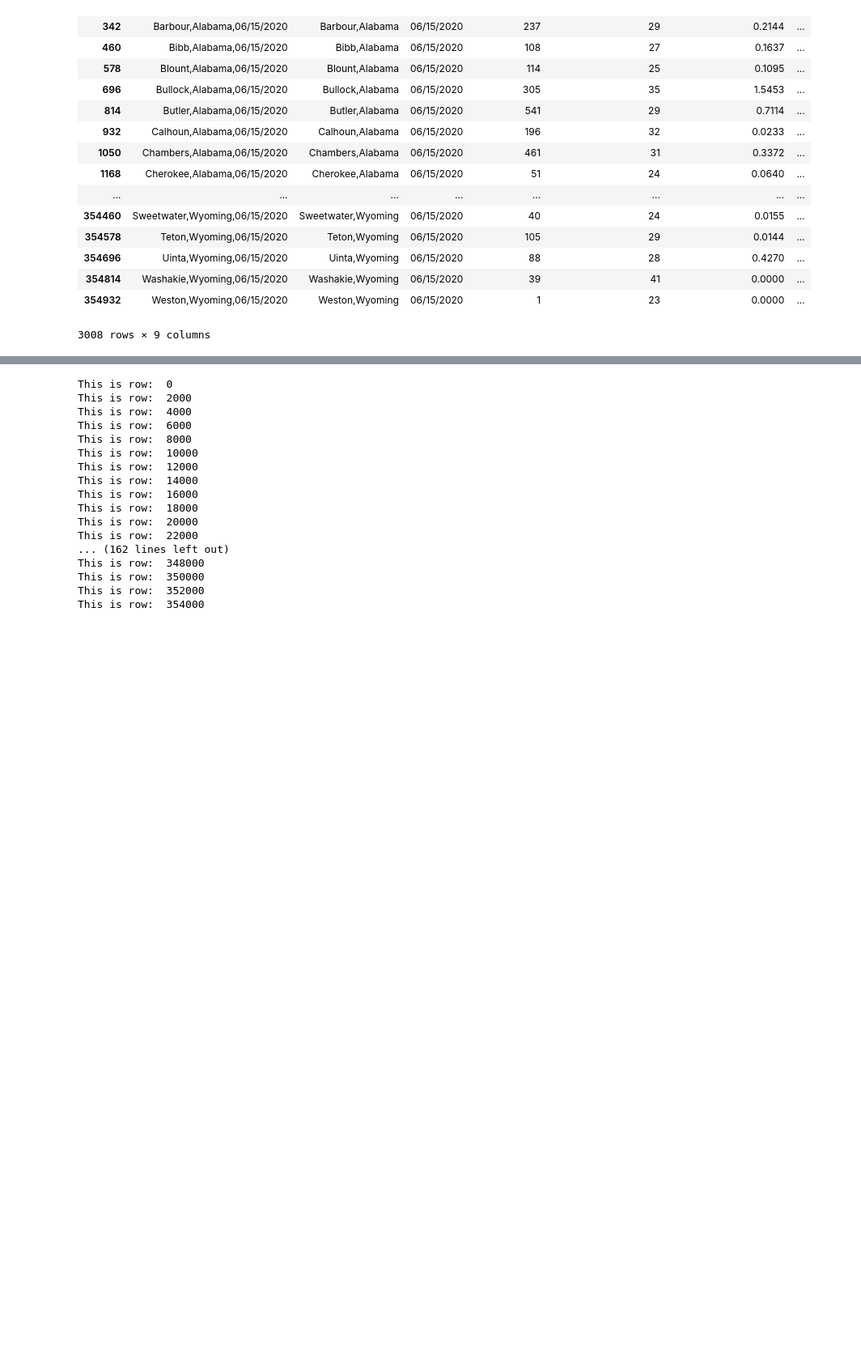
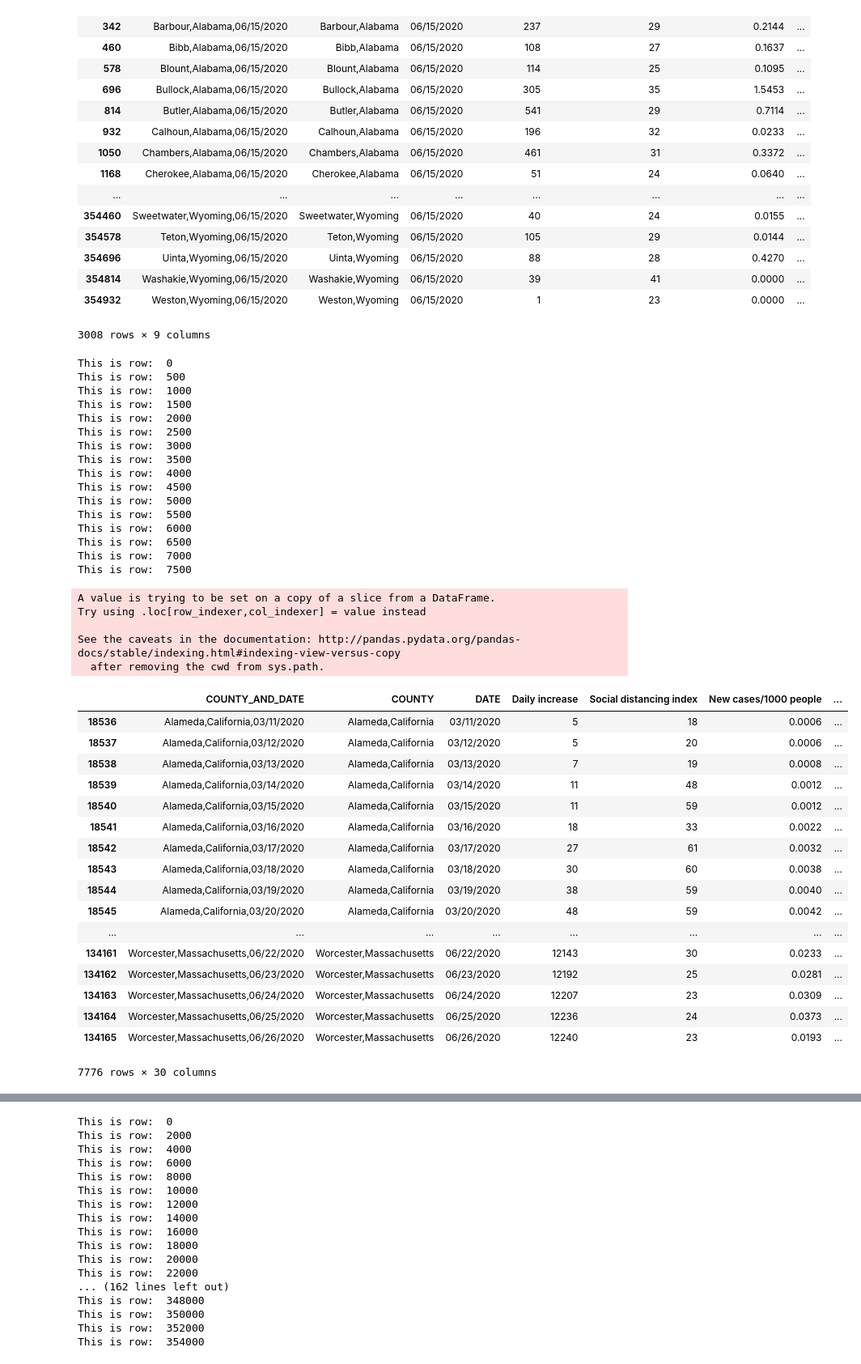
Before and after one commit to Jessieguojunyi/Social_Mobility_And_COVID19, a Jupyter notebook: Social_Mobility_And_COVID19.ipynb, the cells around one changed output, grey strips where cells are left out. Shown at 81% size. Cells and saved outputs as stored; diff of their text form; code cells hidden in the pictures; blank space fills up the shorter version.

```diff
--- a/Social_Mobility_And_COVID19.ipynb
+++ b/Social_Mobility_And_COVID19.ipynb
@@ -472,0 +569,3 @@ df_mobility_COVID19_new.head()
+# %%
+df_MACA_include_previous = df_MACA.dropna()
+df_MACA_include_previous.head()
@@ -496,7 +622,7 @@ df_sub
 3008 rows × 9 columns
 # %%
 def get_NearbyAverage(df, cur_index, column_name, dictionary = dict_NearbyCounty):
-    if cur_index % 2000 == 0:
+    if cur_index % 500 == 0:
         print('This is row: ', cur_index)
 
     cur_county = df['COUNTY'][df.index == cur_index].values[0]
@@ -504,22 +630,69 @@ def get_NearbyAverage(df, cur_index, column_name, dictionary = dict_NearbyCounty
     nearby_county = dict_NearbyCounty[cur_county][0]
 
     df_subset = df[df['DATE'] == cur_date]
-    #print(df_subset.head())
+    county_array = df_subset['COUNTY'].unique()
+    dict_data = df_subset.set_index('COUNTY')[column_name].to_dict()
 
     avg = 0
-    #num_county = 0
+    num_county = 0
     for county in nearby_county:
-        if county not in df_subset['COUNTY'].unique():
-            #print(cur_county)
-            avg = None
-            return avg
+        if county not in county_array:
+            break
         #print(df[column_name][(df['COUNTY'] == county) & (df['DATE'] == cur_date)].values[0])
-        avg += df_subset[column_name][df_subset['COUNTY'] == county].values[0]
-        #num_county += 1
-    #print(num_county)
-#     if num_county < 5:
-#         print(cur_county)
-#         print(num_county)
-    avg = avg/5
-    #print(avg)
+        #avg += df_subset[column_name][df_subset['COUNTY'] == county].values[0]
+        avg += dict_data[county]
+        num_county += 1
+        #print(avg)
+
+    if num_county == 0:
+        #print('No nearby county found! County: ' + cur_county)
+        return None
+
+    avg = avg/num_county
     return avg
+# %%
+df_MACA_reset_index = df_MACA_include_previous.reset_index()
+nearby_avg_dailyinc = [get_NearbyAverage(df_MACA_reset_index, index, 'Daily increase')
+              for index in df_MACA_reset_index.index]
+df_MACA_include_previous['nearby_avg_dailyinc'] = nearby_avg_dailyinc
+df_MACA_include_previous
+# %% [output]
+This is row:  0
+This is row:  500
+This is row:  1000
+This is row:  1500
+This is row:  2000
+This is row:  2500
+This is row:  3000
+This is row:  3500
+This is row:  4000
+This is row:  4500
+This is row:  5000
+This is row:  5500
+This is row:  6000
+This is row:  6500
+This is row:  7000
+This is row:  7500
+A value is trying to be set on a copy of a slice from a DataFrame.
+Try using .loc[row_indexer,col_indexer] = value instead
+
+See the caveats in the documentation: http://pandas.pydata.org/pandas-docs/stable/indexing.html#indexing-view-versus-copy
+  after removing the cwd from sys.path.
+|  | COUNTY_AND_DATE | COUNTY | DATE | Daily increase | Social distancing index | New cases/1000 people | ... |
+| 18536 | Alameda,California,03/11/2020 | Alameda,California | 03/11/2020 | 5 | 18 | 0.0006 | ... |
+| 18537 | Alameda,California,03/12/2020 | Alameda,California | 03/12/2020 | 5 | 20 | 0.0006 | ... |
+| 18538 | Alameda,California,03/13/2020 | Alameda,California | 03/13/2020 | 7 | 19 | 0.0008 | ... |
+| 18539 | Alameda,California,03/14/2020 | Alameda,California | 03/14/2020 | 11 | 48 | 0.0012 | ... |
+| 18540 | Alameda,California,03/15/2020 | Alameda,California | 03/15/2020 | 11 | 59 | 0.0012 | ... |
+| 18541 | Alameda,California,03/16/2020 | Alameda,California | 03/16/2020 | 18 | 33 | 0.0022 | ... |
+| 18542 | Alameda,California,03/17/2020 | Alameda,California | 03/17/2020 | 27 | 61 | 0.0032 | ... |
+| 18543 | Alameda,California,03/18/2020 | Alameda,California | 03/18/2020 | 30 | 60 | 0.0038 | ... |
+| 18544 | Alameda,California,03/19/2020 | Alameda,California | 03/19/2020 | 38 | 59 | 0.0040 | ... |
+| 18545 | Alameda,California,03/20/2020 | Alameda,California | 03/20/2020 | 48 | 59 | 0.0042 | ... |
+| ... | ... | ... | ... | ... | ... | ... | ... |
+| 134161 | Worcester,Massachusetts,06/22/2020 | Worcester,Massachusetts | 06/22/2020 | 12143 | 30 | 0.0233 | ... |
+| 134162 | Worcester,Massachusetts,06/23/2020 | Worcester,Massachusetts | 06/23/2020 | 12192 | 25 | 0.0281 | ... |
+| 134163 | Worcester,Massachusetts,06/24/2020 | Worcester,Massachusetts | 06/24/2020 | 12207 | 23 | 0.0309 | ... |
+| 134164 | Worcester,Massachusetts,06/25/2020 | Worcester,Massachusetts | 06/25/2020 | 12236 | 24 | 0.0373 | ... |
+| 134165 | Worcester,Massachusetts,06/26/2020 | Worcester,Massachusetts | 06/26/2020 | 12240 | 23 | 0.0193 | ... |
+7776 rows × 30 columns
```
Also changed, not shown: parts of 13 cells of this notebook.
